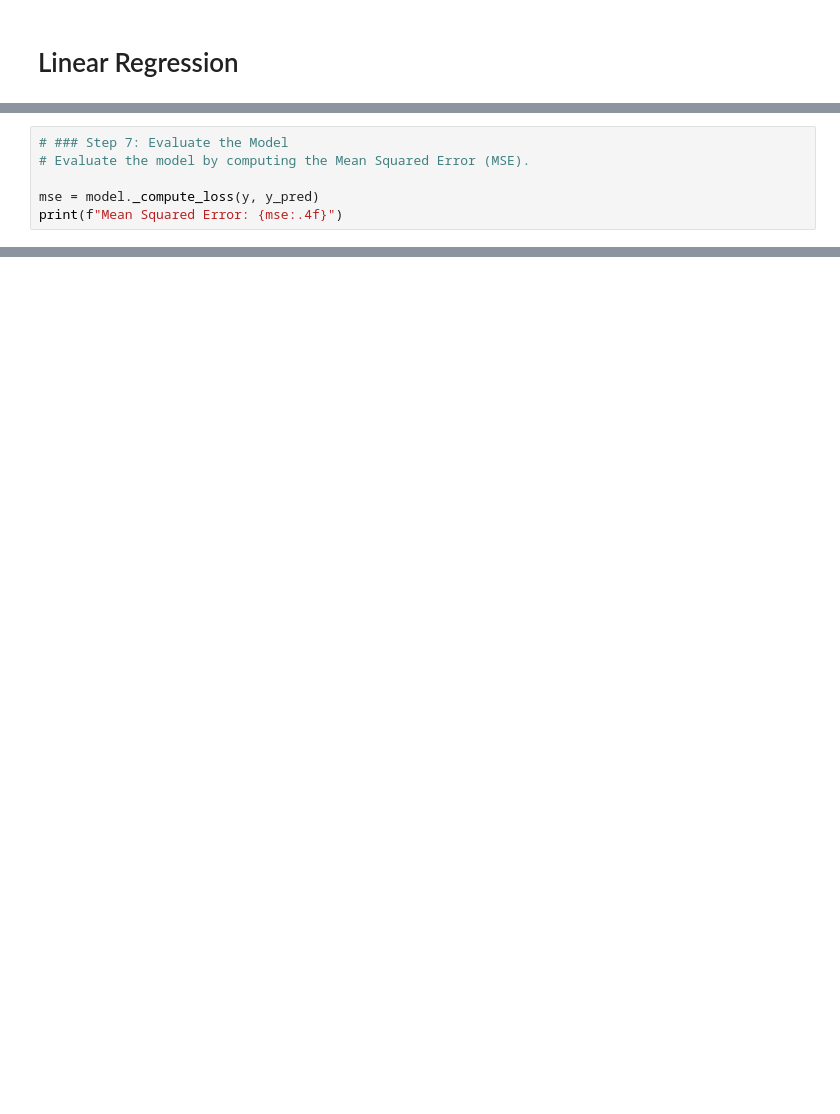
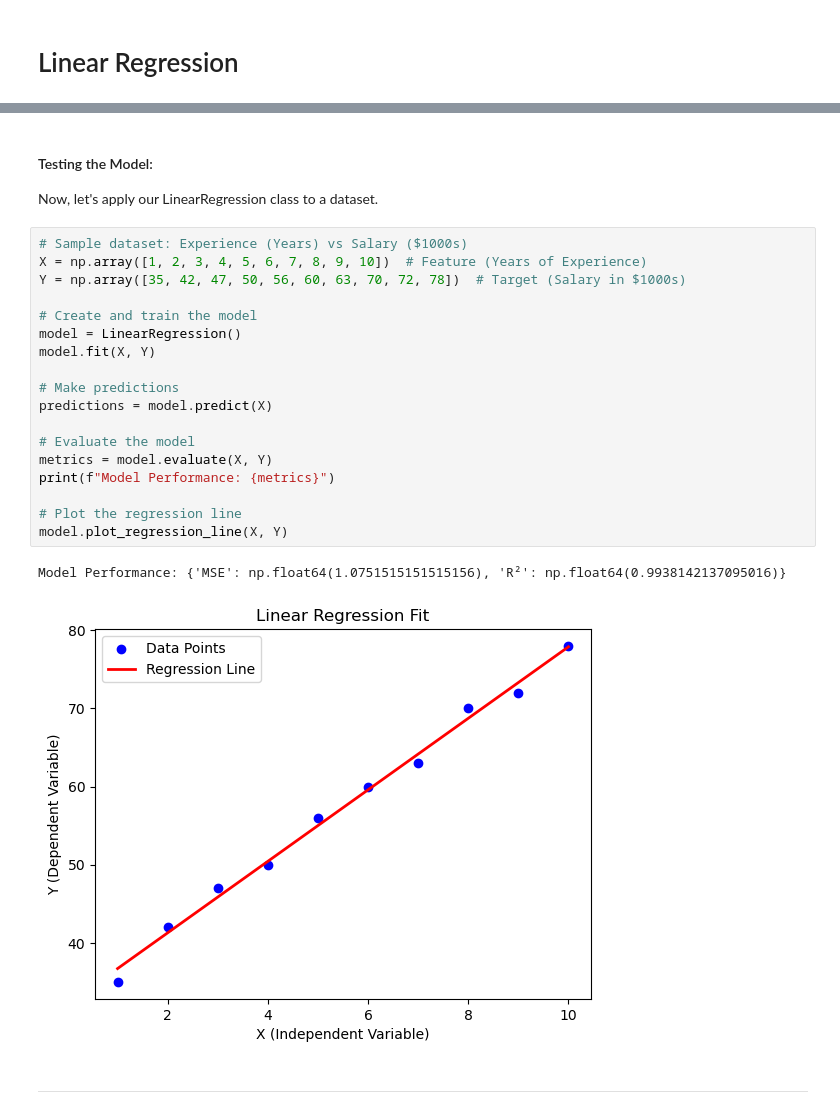
Before and after one commit to Ahmadbader17/fromScratch, a Jupyter notebook: linear_regression.ipynb, the cells around one changed output, grey strips where cells are left out. Saved outputs shown, nothing was run; the diff lists cells and outputs as text; blank space fills up the shorter version.

```diff
--- a/linear_regression.ipynb
+++ b/linear_regression.ipynb
@@ -190,6 +2,0 @@ plt.show()
-# %%
-# ### Step 7: Evaluate the Model
-# Evaluate the model by computing the Mean Squared Error (MSE).
-
-mse = model._compute_loss(y, y_pred)
-print(f"Mean Squared Error: {mse:.4f}")
@@ -207,0 +215,27 @@ Trained Bias (Intercept): 0.4300
+# %% [markdown]
+#### Testing the Model:
+
+Now, let's apply our LinearRegression class to a dataset.
+# %%
+# Sample dataset: Experience (Years) vs Salary ($1000s)
+X = np.array([1, 2, 3, 4, 5, 6, 7, 8, 9, 10])  # Feature (Years of Experience)
+Y = np.array([35, 42, 47, 50, 56, 60, 63, 70, 72, 78])  # Target (Salary in $1000s)
+
+# Create and train the model
+model = LinearRegression()
+model.fit(X, Y)
+
+# Make predictions
+predictions = model.predict(X)
+
+# Evaluate the model
+metrics = model.evaluate(X, Y)
+print(f"Model Performance: {metrics}")
+
+# Plot the regression line
+model.plot_regression_line(X, Y)
+# %% [output]
+Model Performance: {'MSE': np.float64(1.0751515151515156), 'R²': np.float64(0.9938142137095016)}
+[figure, added]
+# %% [markdown]
+---
```
Also changed, not shown: parts of 35 cells of this notebook.
